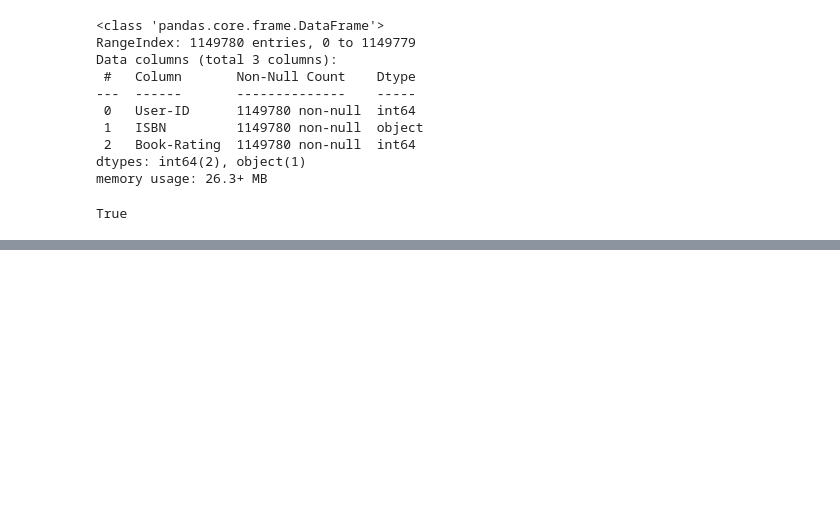
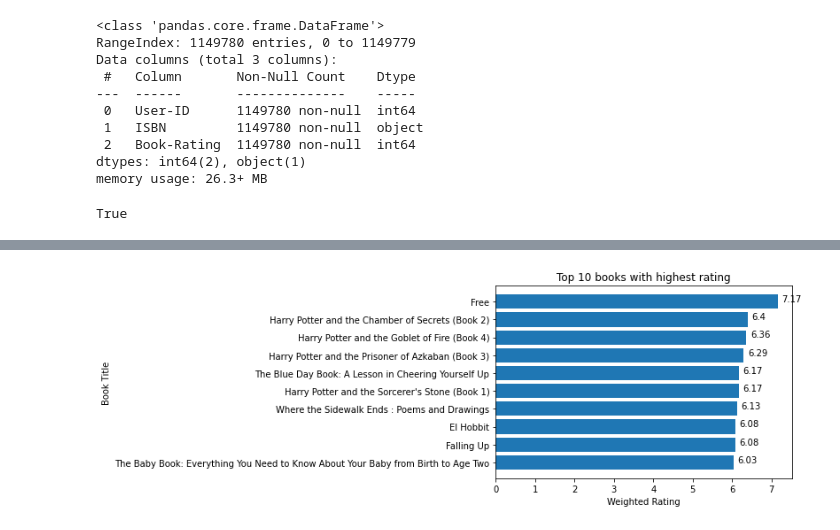
Before and after one commit to phuongnk27/Book-Recommendation, a Jupyter notebook: rec_system.ipynb, the cells around one changed output, grey strips where cells are left out. Drawn from its saved outputs; the diff is of its cells as text; code cells hidden in the pictures; blank space fills up the shorter version.

```diff
--- a/rec_system.ipynb
+++ b/rec_system.ipynb
@@ -158,0 +205,22 @@ True
+# %%
+# Caclulate average rating across all books
+avg_ratings = ratings['Book-Rating'].mean()
+
+# Caculate the weighted rating score for each book
+m = 10
+book_with_ratings['Score'] = (book_with_ratings['Num Ratings'] / (book_with_ratings['Num Ratings'] + m)) * book_with_ratings['Avg Rating'] + (m / (book_with_ratings['Num Ratings'] + m)) * avg_ratings
+# %%
+# Top 10 books with highest weighted rating score
+top_10_highest_ratings = book_with_ratings.nlargest(10, 'Score')
+plt.barh(top_10_highest_ratings['Book-Title'], top_10_highest_ratings['Score'])
+plt.gca().invert_yaxis()
+plt.xlabel('Weighted Rating')
+plt.ylabel('Book Title')
+plt.title('Top 10 books with highest rating')
+
+for i, v in enumerate(top_10_highest_ratings['Score']):
+    plt.text(v + 0.1, i, str(round(v,2)), color='black')
+
+plt.show()
+# %% [output]
+[figure, added]
```
Also changed, not shown: parts of 11 cells of this notebook.
